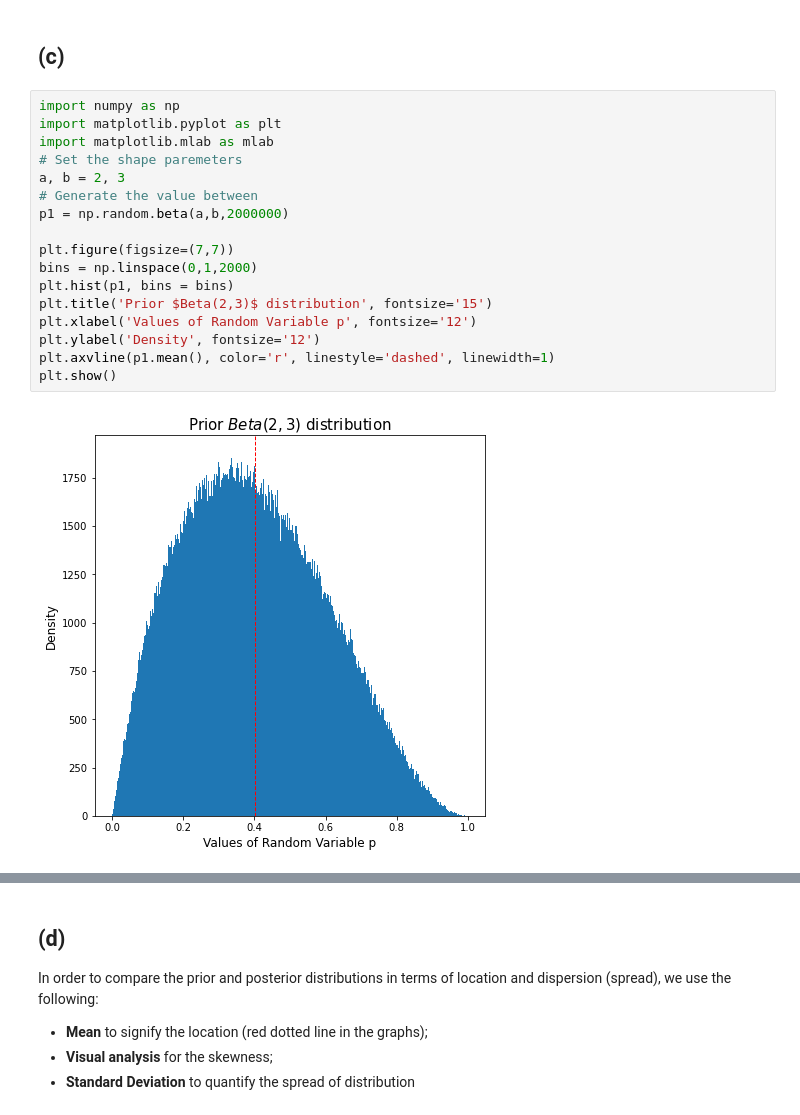
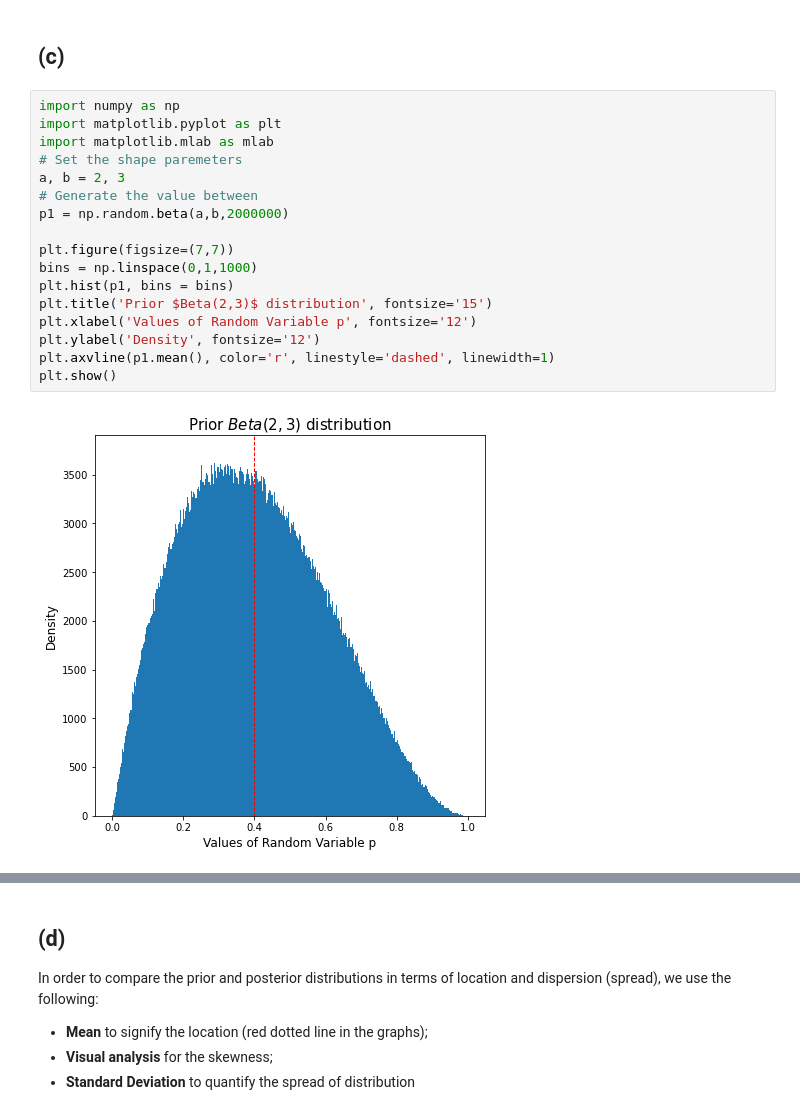
Before and after one commit to thutrangluu/Assignment_Stat, a Jupyter notebook: Assignment_1_Statistics.ipynb, the cells around one changed output, grey strips where cells are left out. Cells and saved outputs as stored; diff of their text form.

```diff
--- a/Assignment_1_Statistics.ipynb
+++ b/Assignment_1_Statistics.ipynb
@@ -215,22 +215,22 @@ $$
 # %%
 import numpy as np
 import matplotlib.pyplot as plt
 import matplotlib.mlab as mlab
 # Set the shape paremeters
 a, b = 2, 3
 # Generate the value between
 p1 = np.random.beta(a,b,2000000)
 
 plt.figure(figsize=(7,7))
-bins = np.linspace(0,1,2000)
+bins = np.linspace(0,1,1000)
 plt.hist(p1, bins = bins)
 plt.title('Prior $Beta(2,3)$ distribution', fontsize='15')
 plt.xlabel('Values of Random Variable p', fontsize='12')
 plt.ylabel('Density', fontsize='12')
 plt.axvline(p1.mean(), color='r', linestyle='dashed', linewidth=1)
 plt.show()
 # %% [output]
-[figure, old version]
+[figure, new version]
 # %%
 import numpy as np
 import matplotlib.pyplot as plt
```
Also changed, not shown: parts of 3 cells of this notebook.
